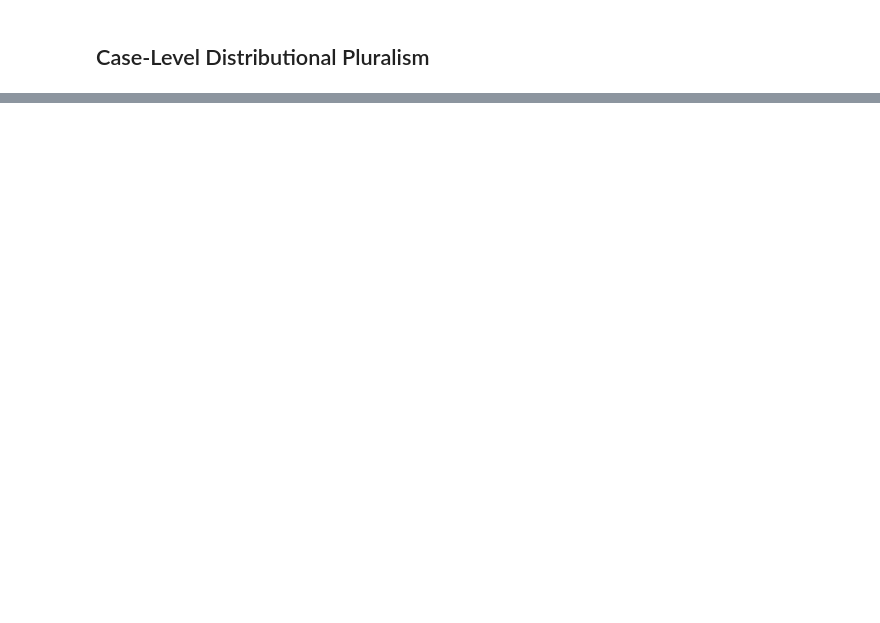
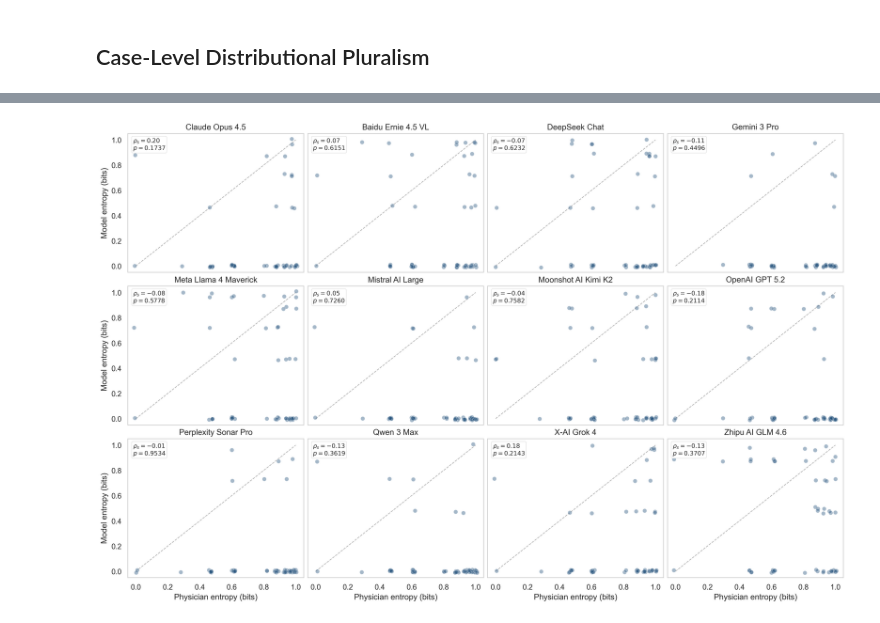
Before and after one commit to payalchandak/ValueBench, a Jupyter notebook: src/analysis/benchmark_properties.ipynb, the cells around one changed output, grey strips where cells are left out. Saved outputs shown, nothing was run; the diff lists cells and outputs as text; code cells hidden in the pictures; blank space fills up the shorter version.

```diff
--- a/src/analysis/benchmark_properties.ipynb
+++ b/src/analysis/benchmark_properties.ipynb
@@ -269,3 +266,92 @@ plt.show()
+# %%
+n_models = len(llm_models)
+ncols, nrows = 4, 3
+rng = np.random.default_rng(42)
+# Small jitter separates exact 0/1 stacks without changing the scale.
+_jitter = 0.012
+
+_paper_rc = {
+    # "font.family": "serif",
+    # "font.serif": ["Times New Roman", "Times", "DejaVu Serif"],
+    # "font.size": 10,
+    # "axes.labelsize": 11,
+    # "axes.titlesize": 10,
+    # "xtick.labelsize": 9,
+    # "ytick.labelsize": 9,
+    # "axes.linewidth": 1.0,
+    # "xtick.major.width": 0.9,
+    # "ytick.major.width": 0.9,
+    # "grid.alpha": 0.45,
+    # "grid.linewidth": 0.5,
+    "figure.dpi": 300,
+    "savefig.bbox": "tight",
+}
+
+with plt.rc_context(_paper_rc):
+    fig, axes = plt.subplots(
+        nrows,
+        ncols,
+        figsize=(15.5, 10),
+        sharex=True,
+        sharey=True,
+        constrained_layout=True,
+    )
+
+    for model, ax in zip(llm_models, axes.flat):
+        res = corr_results[model]
+        n = len(res.reference_entropies)
+        x = res.reference_entropies.astype(float) + rng.uniform(-_jitter, _jitter, size=n)
+        y = res.model_entropies.astype(float) + rng.uniform(-_jitter, _jitter, size=n)
+        ax.plot([0, 1], [0, 1], ls="--", lw=1.0, color="#b0b0b0", zorder=0)
+        ax.scatter(
+            x,
+            y,
+            s=38,
+            alpha=0.4,
+            color="#1f4e79",
+            edgecolors="white",
+            linewidths=0.55,
+            zorder=2,
+            rasterized=True,
+        )
+        ax.set_title(get_display_name(model))
+        ax.set_xlim(-0.05, 1.05)
+        ax.set_ylim(-0.05, 1.05)
+        ax.text(
+            0.03,
+            0.97,
+            rf"$\rho_s = {res.spearman_rho:.2f}$" + "\n" + rf"$p = {res.spearman_pvalue:.4f}$",
+            transform=ax.transAxes,
+            ha="left",
+            va="top",
+            fontsize=9,
+            zorder=5,
+            bbox=dict(
+                boxstyle="round,pad=0.25",
+                facecolor="white",
+                edgecolor="#d8d8d8",
+                linewidth=0.6,
+                alpha=0.92,
+            ),
+        )
+        ax.grid(False)
+        for spine in ax.spines.values():
+            spine.set_linewidth(1.0)
+
+    for ax in axes[-1, :]:
+        ax.set_xlabel("Physician entropy (bits)")
+    for ax in axes[:, 0]:
+        ax.set_ylabel("Model entropy (bits)")
+
+    for ax in axes.flat[n_models:]:
+        ax.set_visible(False)
+
+    # fig.suptitle("Case-level entropy: physician vs. model", fontsize=13)
+
+
+plt.show()
+# %% [output]
+[figure, added]
 # %%
 from scipy.stats import spearmanr
 
```
Also changed, not shown: parts of 5 cells of this notebook, 2 other files.
